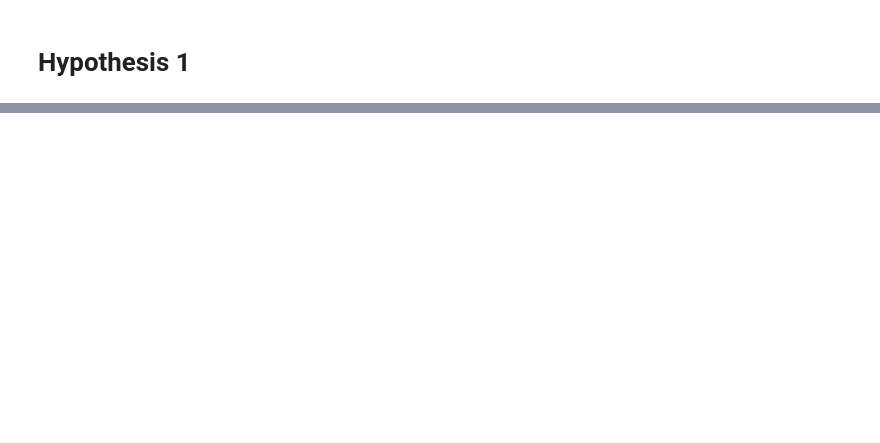
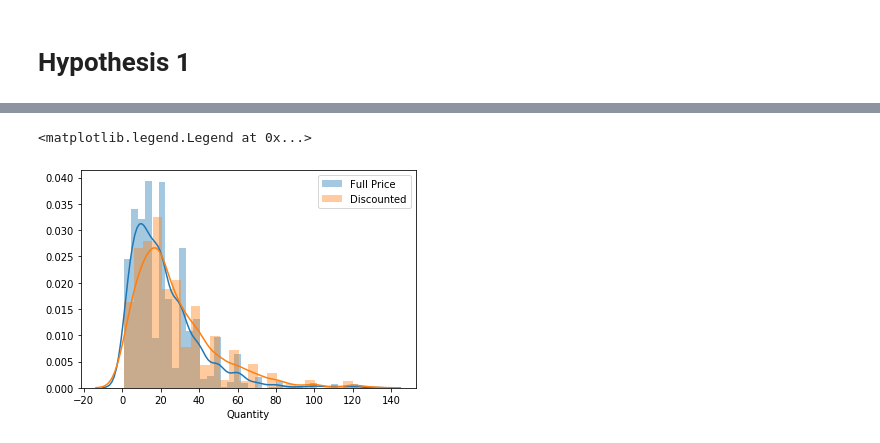
Before and after one commit to alexanderjohnny/hypothesis_testing_workflow_python, a Jupyter notebook: ALEX_BEAT_student.ipynb, the cells around one changed output, grey strips where cells are left out. Cells and saved outputs as stored; diff of their text form; code cells hidden in the pictures; blank space fills up the shorter version.

```diff
--- a/ALEX_BEAT_student.ipynb
+++ b/ALEX_BEAT_student.ipynb
@@ -47,0 +265,6 @@ cur = connect.cursor()
+# %%
+h1dict = {}
+for name in h1df['discounted'].unique():
+    h1dict[name] = h1df.groupby('discounted').get_group(name)['Quantity']
+
+h1dict
@@ -47,0 +289,6 @@ cur = connect.cursor()
+# %%
+[sns.distplot(v,label=k) for k,v in h1dict.items()]
+plt.legend()
+# %% [output]
+<matplotlib.legend.Legend at 0x...>
+[figure, added]
```
Also changed, not shown: parts of 45 cells of this notebook, 2 other files.
